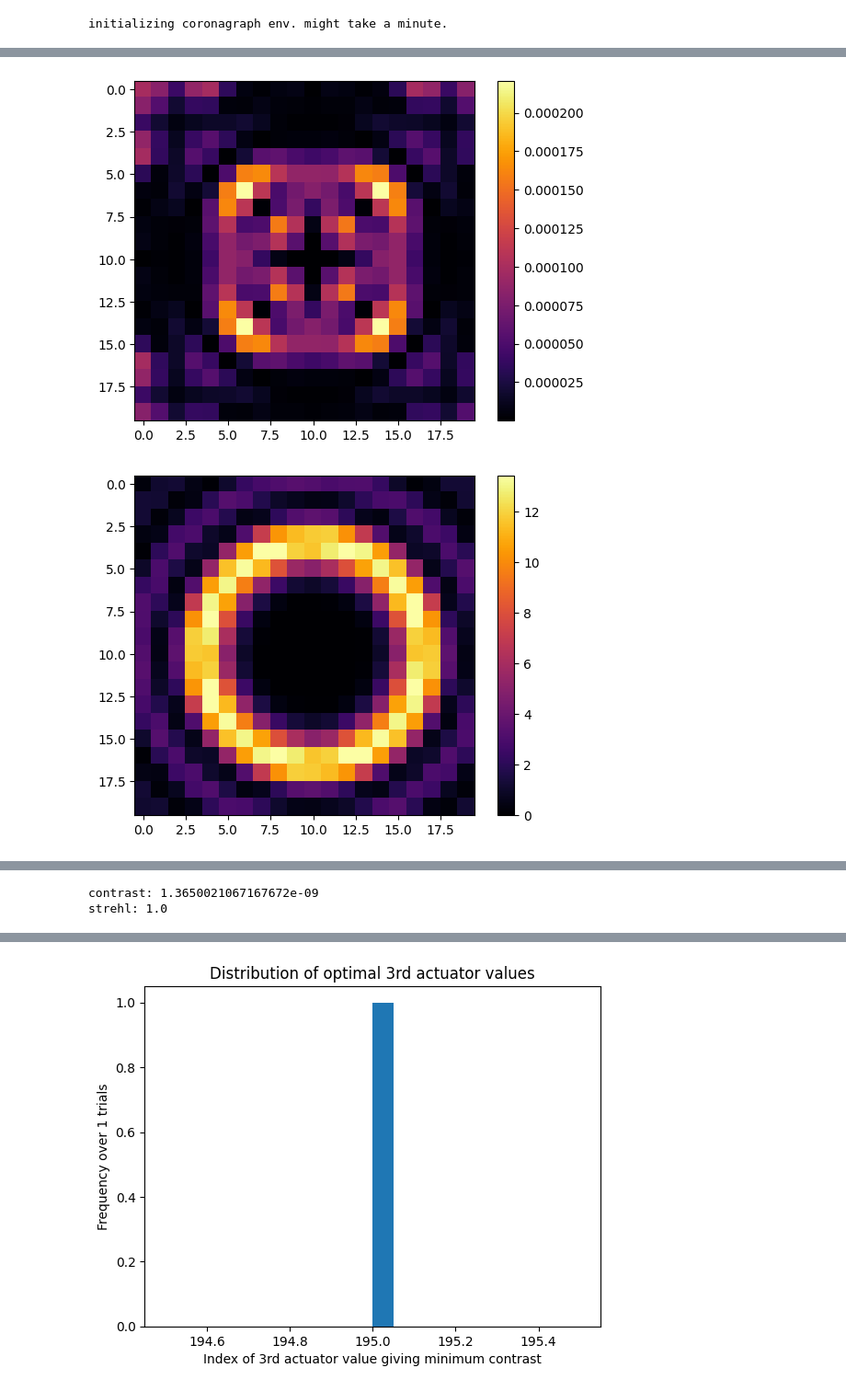
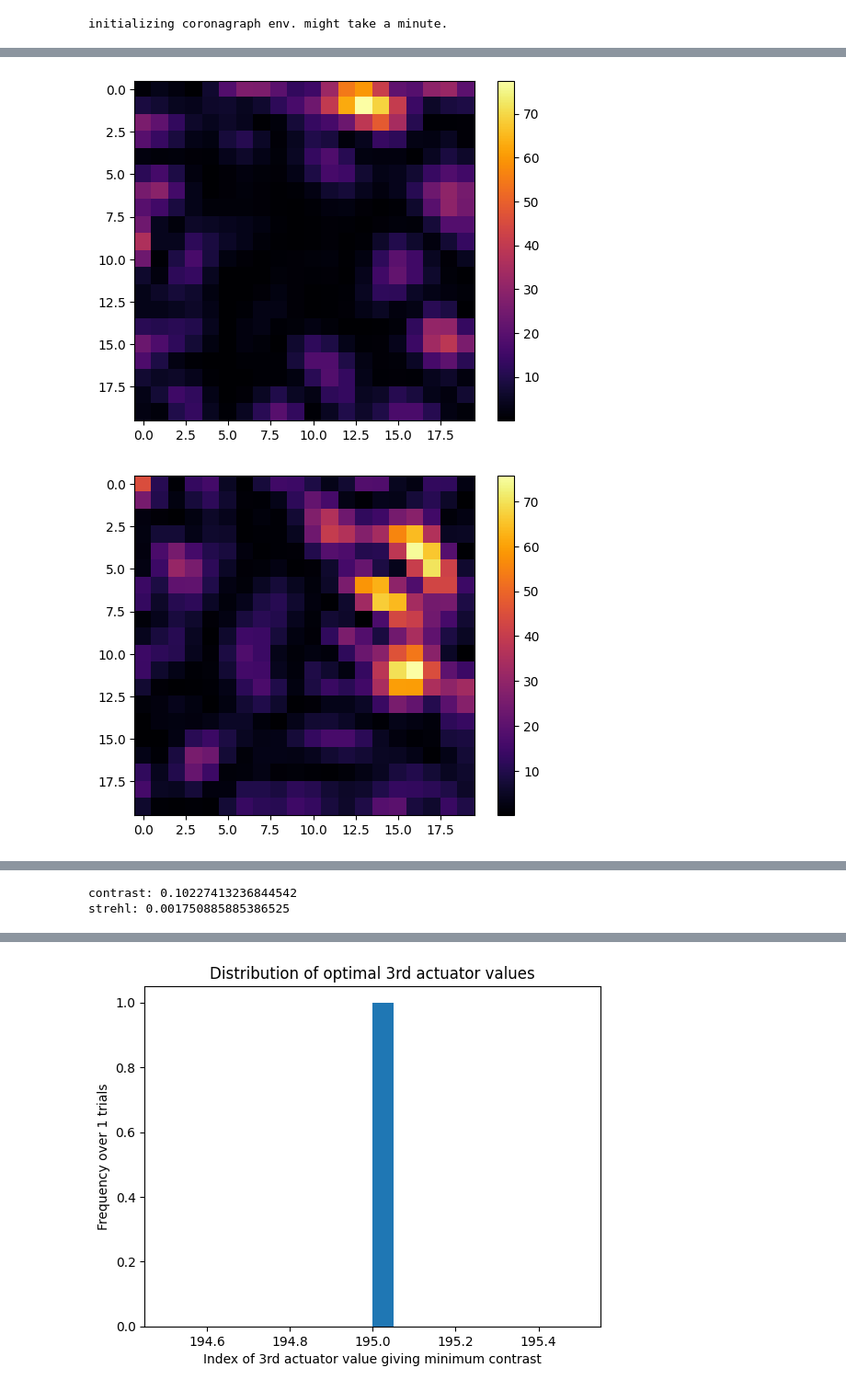
Before and after one commit to AlexeiKorolev/NASA-RL-Wavefront-Control, a Jupyter notebook: RL/testing.ipynb, the cells around one changed output, grey strips where cells are left out. Shown at 92% size. Saved outputs shown, nothing was run; the diff lists cells and outputs as text; code cells hidden in the pictures.

Commit message:
orthogonal basis

```diff
--- a/RL/testing.ipynb
+++ b/RL/testing.ipynb
@@ -10,13 +13,13 @@ import numpy as np
 # %%
 env = CoronagraphEnvironment(
-    num_modes=1000,
+    num_modes=25,
     pixels=128,
     oversizing_factor=1.0,
     num_airy=5,
     coronagraph_charge=6,
     pixels_per_spacial_res=2,
     include_slopes=False,
-    basis='zernike',
+    basis='orthogonal',
     lyot_fraction=0.8,
     wavelength_sci = 2.2e-6,
     nudge_magnitude = 9e-7,
@@ -26,18 +46,18 @@ initializing coronagraph env. might take a minute.
 # %%
-env.set_random_dm(noise=1e-20)
+env.set_random_dm(noise=1e-5)
 imgs = env.generate_diversity_images(delta_t=1e-3, noise_enabled=False)
 plt.imshow(imgs[0], cmap='inferno')
 plt.colorbar()
 plt.show()
 plt.imshow(imgs[1], cmap='inferno')
 plt.colorbar()
 plt.show()
 plt.imshow(imgs[2], cmap='inferno')
 plt.colorbar()
 plt.show()
 
 print(f"contrast: {env.get_contrast(delta_t=1e15)}")
 print(f"strehl: {env.get_strehl_ratio()}")
 # %% [output]
-[figure, old version]
+[figure, new version]
-[figure, old version]
+[figure, new version]
@@ -45,4 +65,4 @@ print(f"strehl: {env.get_strehl_ratio()}")
-contrast: 1.3650021067167672e-09
-strehl: 1.0
+contrast: 0.10227413236844542
+strehl: 0.001750885885386525
 # %%
 
```
Also changed, not shown: parts of 6 cells of this notebook, 4 other files.
